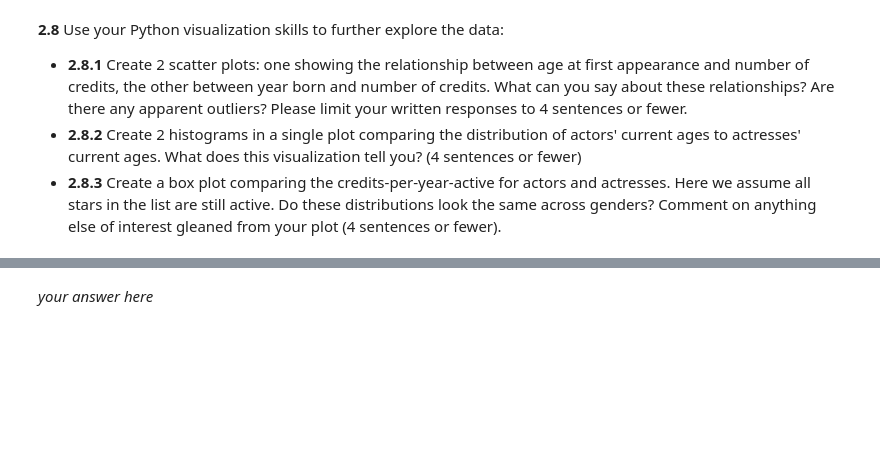
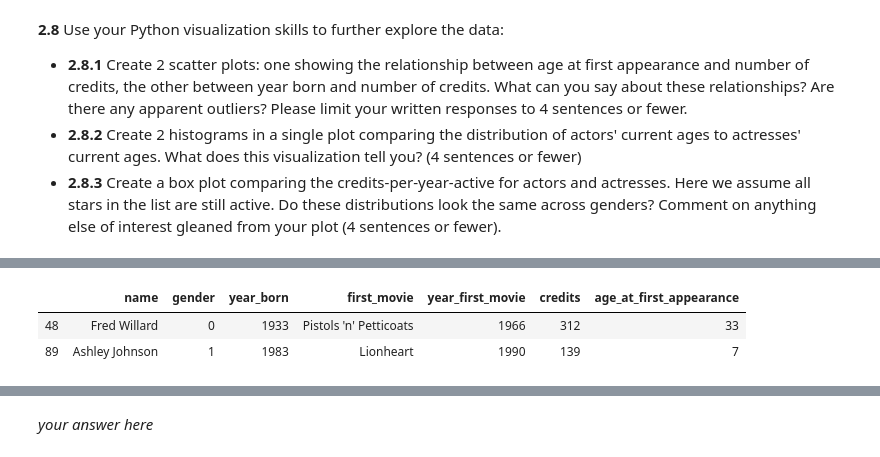
Before and after one commit to CreditPy/2021-s109a, a Jupyter notebook: cs_s109a_hw1/cs_s109a_hw1_sunil_steven.ipynb, the cells around one changed output, grey strips where cells are left out. Saved outputs shown, nothing was run; the diff lists cells and outputs as text; code cells hidden in the pictures; blank space fills up the shorter version.

```diff
--- a/cs_s109a_hw1/cs_s109a_hw1_sunil_steven.ipynb
+++ b/cs_s109a_hw1/cs_s109a_hw1_sunil_steven.ipynb
@@ -712,0 +715,6 @@ The number of child actors: 17
+# %%
+frame[frame.credits > 120]
+# %% [output]
+|  | name | gender | year_born | first_movie | year_first_movie | credits | age_at_first_appearance |
+| 48 | Fred Willard | 0 | 1933 | Pistols 'n' Petticoats | 1966 | 312 | 33 |
+| 89 | Ashley Johnson | 1 | 1983 | Lionheart | 1990 | 139 | 7 |
```
Also changed, not shown: parts of 14 cells of this notebook, 1 other file.
